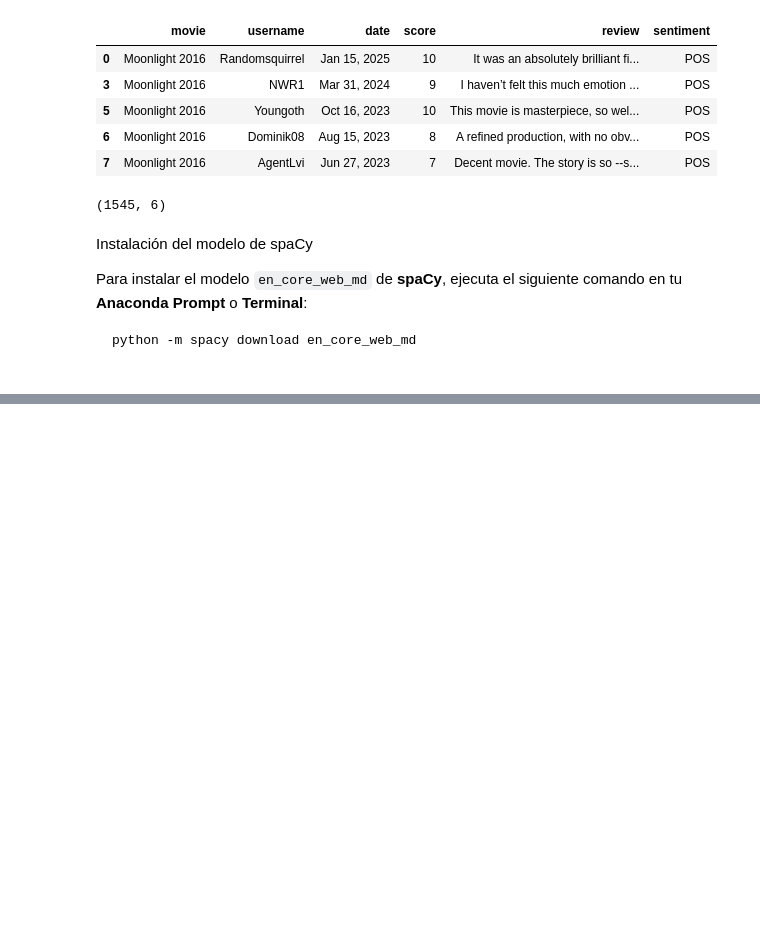
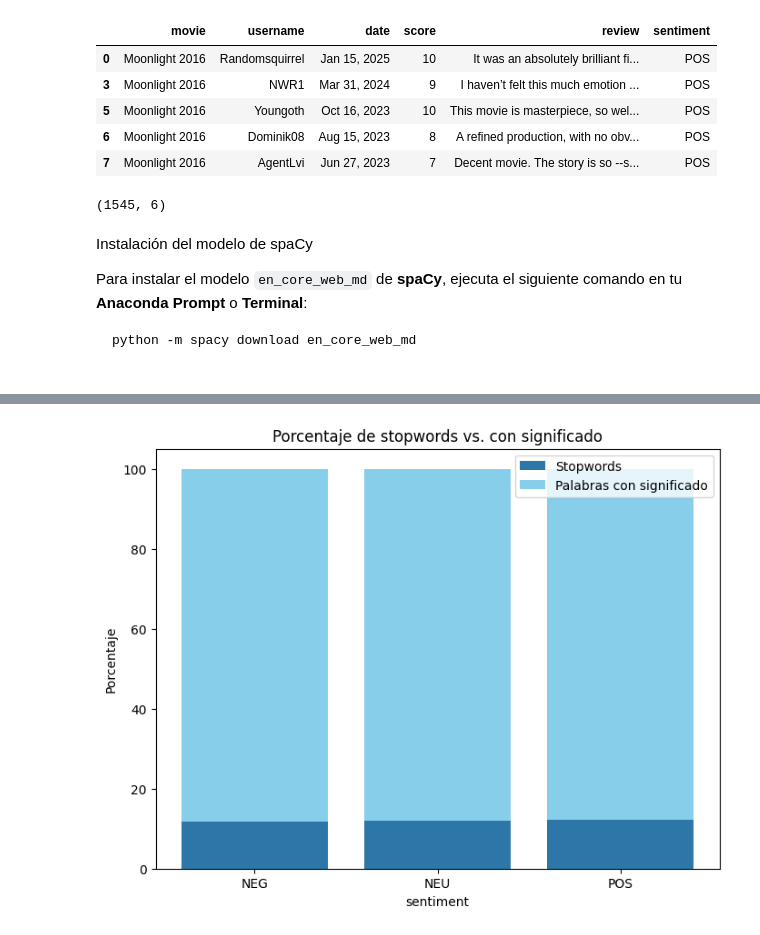
Before and after one commit to jugarbus/Proyecto_NLP, a Jupyter notebook: proyecto_NLP.ipynb, the cells around one changed output, grey strips where cells are left out. Cells and saved outputs as stored; diff of their text form; code cells hidden in the pictures; blank space fills up the shorter version.

```diff
--- a/proyecto_NLP.ipynb
+++ b/proyecto_NLP.ipynb
@@ -420,3 +411,36 @@ print(STOP_WORDS)
+# %%
+# función para calcular el porcentaje de stopwords en un texto
+def stopword_percentage(tokens):
+    stopword_count = sum(1 for word in tokens if word in STOP_WORDS)
+    stopword_pct = (stopword_count / len(tokens)) * 100
+    return stopword_pct
+
+# Función para limpiar, tokenizar y lematizar
+def process_text_column2(df, text_column):
+
+    df['stopword_percentage'] = df[text_column].apply(stopword_percentage)
+    return df
+
+def graphics_stopwords(df, text_column):
+
+    stopwords_by_rating = df.groupby(text_column)['stopword_percentage'].mean()
+    meaningful_by_rating = 100 - stopwords_by_rating
+
+    plt.figure(figsize=(8, 6))
+    bar1 = plt.bar(stopwords_by_rating.index, stopwords_by_rating, color='#2C77A8', label='Stopwords')
+    bar2 = plt.bar(meaningful_by_rating.index, meaningful_by_rating, bottom=stopwords_by_rating, color='#87CEEB', label='Palabras con significado')
+
+    plt.xlabel(text_column)
+    plt.ylabel('Porcentaje')
+    plt.title('Porcentaje de stopwords vs. con significado')
+    plt.xticks(stopwords_by_rating.index)
+    plt.legend()
+    plt.show()
+# %%
+process_text_column2(df, 'review')
+graphics_stopwords(df, 'sentiment')
+# %% [output]
+[figure, added]
 # %%
 # Definir el patrón para los caracteres especiales
 pat = '[{}]'.format(re.escape(string.punctuation))
```
Also changed, not shown: parts of 18 cells of this notebook.
